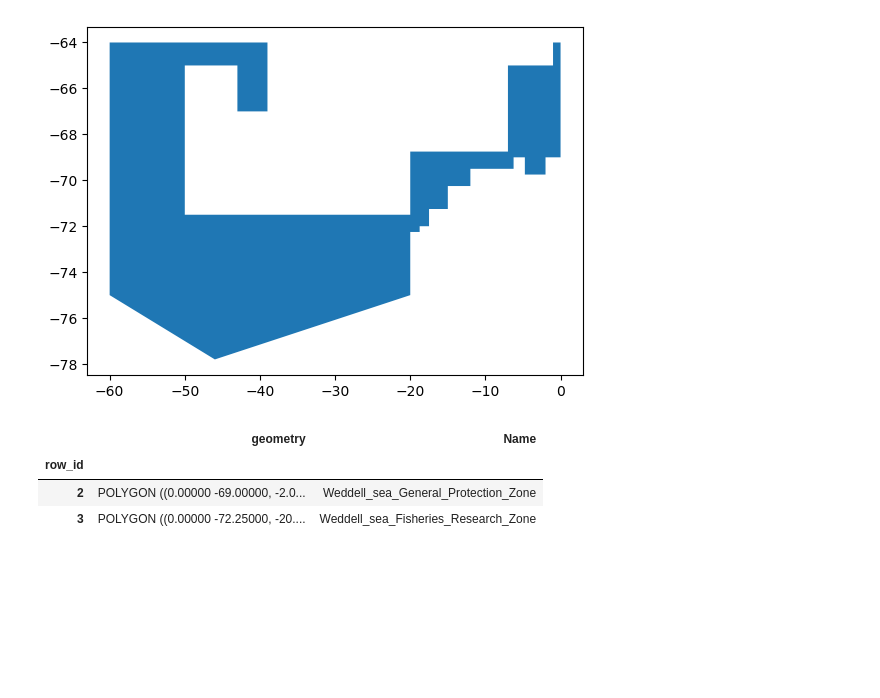
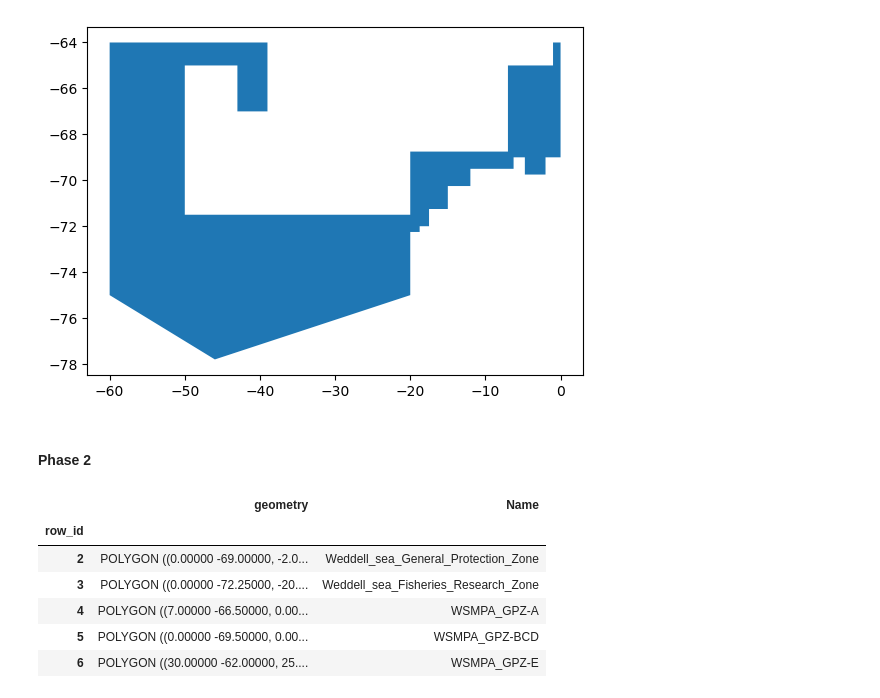
Before and after one commit to AnaelleDurfort/Key_Areas_krill_carbon_sequestration, a Jupyter notebook: data_envir/MPA/Define_Weddell_sea_MPA.ipynb, the cells around one changed output. Saved outputs shown, nothing was run; the diff lists cells and outputs as text; code cells hidden in the pictures; blank space fills up the shorter version.

Commit message:
add the Weddell Sea MPA Phase 2

```diff
--- a/data_envir/MPA/Define_Weddell_sea_MPA.ipynb
+++ b/data_envir/MPA/Define_Weddell_sea_MPA.ipynb
@@ -106,3 +108,5 @@ df2.geometry.plot()
 # %% [output]
 <Axes: >
 [figure]
+# %% [markdown]
+#### Phase 2
@@ -109,15 +166,18 @@ df2.geometry.plot()
 # %%
-df = pd.concat([df2, df1])
+df = pd.concat([df2, df1, dfa, dfbcd, dfe])
 df["row_id"] = df.index + 1
 df.reset_index(drop=True, inplace=True)
 df.set_index("row_id", inplace = True)
 
 df
 # %% [output]
 |  | geometry | Name |
 | row_id |  |  |
 | 2 | POLYGON ((0.00000 -69.00000, -2.0... | Weddell_sea_General_Protection_Zone |
 | 3 | POLYGON ((0.00000 -72.25000, -20.... | Weddell_sea_Fisheries_Research_Zone |
+| 4 | POLYGON ((7.00000 -66.50000, 0.00... | WSMPA_GPZ-A |
+| 5 | POLYGON ((0.00000 -69.50000, 0.00... | WSMPA_GPZ-BCD |
+| 6 | POLYGON ((30.00000 -62.00000, 25.... | WSMPA_GPZ-E |
 # %%
 #save inshape file
 df.to_file('Weddell_sea_MPA.shp')
```
Also changed, not shown: parts of 2 cells of this notebook, 6 other files.
